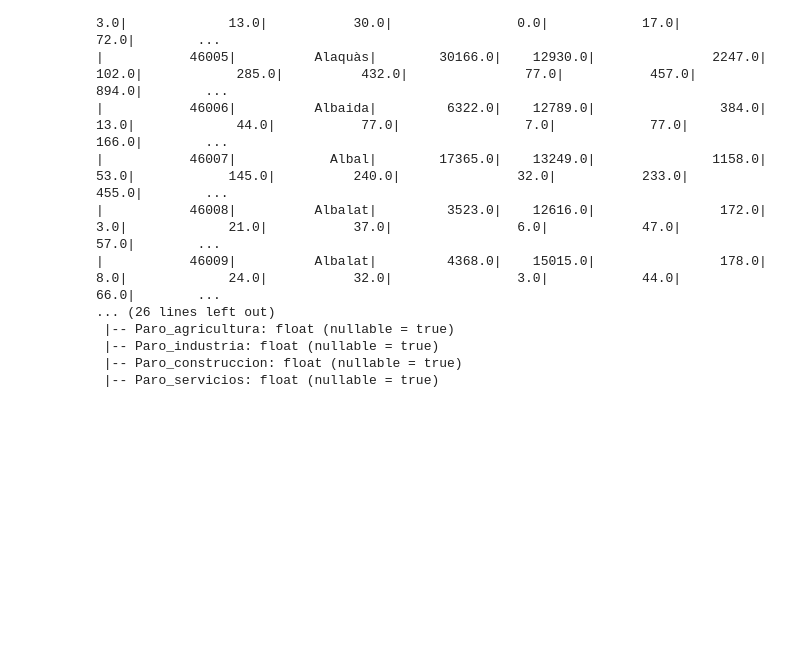
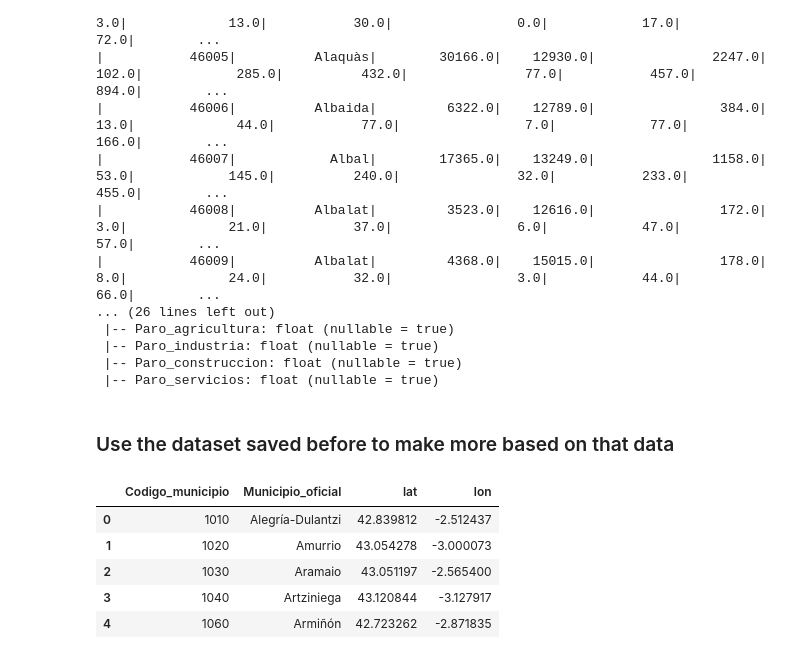
Before and after one commit to Maria-2703/Valencia_social, a Jupyter notebook: ETL.ipynb, the cells around one changed output. Drawn from its saved outputs; the diff is of its cells as text; code cells hidden in the pictures; blank space fills up the shorter version.

Commit message:
upload ETL and final dataset

```diff
--- a/ETL.ipynb
+++ b/ETL.ipynb
@@ -196,0 +256,57 @@ df_social.printSchema()
+# %% [markdown]
+### Use the dataset saved before to make more based on that data
+# %%
+import pandas as pd
+from datetime import datetime
+from meteostat import Point, Daily
+
+# files going in
+PATH_TU_TABLA = "./data_vlc/part-00000-74c76527-0545-4ecc-abea-8be1009b86a8-c000.csv"
+PATH_NOMENCLATOR = "./data_vlc/MUNICIPIOS.csv"
+
+# helps avoid UnicodeDecodeError
+def read_csv_try(path, **kwargs):
+    encodings = ["utf-8", "latin-1", "cp1252"]
+    for enc in encodings:
+        try:
+            return pd.read_csv(path, encoding=enc, **kwargs)
+        except UnicodeDecodeError:
+            continue
+    return pd.read_csv(path, encoding="latin-1", engine="python", **kwargs)
+
+# read data
+df = read_csv_try(PATH_TU_TABLA, sep=";")
+df["Codigo_municipio"] = df["Codigo_municipio"].astype(str).str.strip().str.zfill(5)
+
+# read nomenclator
+mun = read_csv_try(PATH_NOMENCLATOR, sep=";")
+# we only keep the info we want
+mun_small = mun[["COD_GEO", "NOMBRE_ACTUAL", "LATITUD_ETRS89", "LONGITUD_ETRS89"]].copy()
+mun_small = mun_small.rename(columns={
+    "COD_GEO": "Codigo_municipio",
+    "NOMBRE_ACTUAL": "Municipio_oficial",
+    "LATITUD_ETRS89": "lat",
+    "LONGITUD_ETRS89": "lon",
+})
+
+# change to float
+def _to_float_coord(x):
+    if pd.isna(x):
+        return None
+    s = str(x).strip().replace(",", ".")
+    try:
+        return float(s)
+    except Exception:
+        return None
+
+mun_small["lat"] = mun_small["lat"].apply(_to_float_coord)
+mun_small["lon"] = mun_small["lon"].apply(_to_float_coord)
+
+mun_small.head()
+# %% [output]
+|  | Codigo_municipio | Municipio_oficial | lat | lon |
+| 0 | 1010 | Alegría-Dulantzi | 42.839812 | -2.512437 |
+| 1 | 1020 | Amurrio | 43.054278 | -3.000073 |
+| 2 | 1030 | Aramaio | 43.051197 | -2.565400 |
+| 3 | 1040 | Artziniega | 43.120844 | -3.127917 |
+| 4 | 1060 | Armiñón | 42.723262 | -2.871835 |
```
Also changed, not shown: parts of 21 cells of this notebook, 5 other files.
